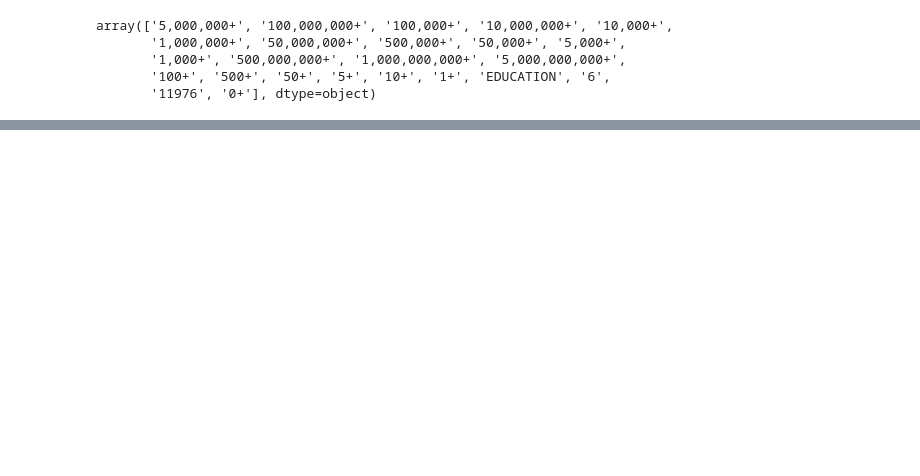
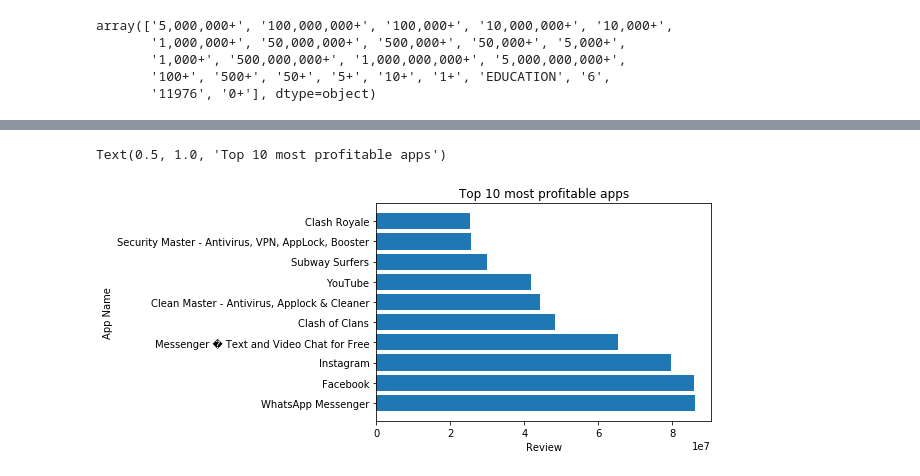
Before and after one commit to Anastasiya-Melnikova/netology_pyda, a Jupyter notebook: 14. Библиотека Matplotlib & Seaborn. Визуализация данных/visualization_data_hw.ipynb, the cells around one changed output, grey strips where cells are left out. Cells and saved outputs as stored; diff of their text form; code cells hidden in the pictures; blank space fills up the shorter version.

Commit message:
visualization data

```diff
--- a/14. Библиотека Matplotlib & Seaborn. Визуализация данных/visualization_data_hw.ipynb
+++ b/14. Библиотека Matplotlib & Seaborn. Визуализация данных/visualization_data_hw.ipynb
@@ -43,5 +39,3 @@ df_app = df_app.drop(np.where(df_app['Rating'] == 'GAME_STRATEGY')[0])
 df_app['Installs'] = df_app['Installs'].str.replace('+', '')
 df_app['Installs'] = df_app['Installs'].str.replace(',', '')
 df_app['Installs'] = df_app.Installs.astype('int64')
-# %%
-df_app['Cost'] = df_app['Price'].apply(lambda x: 'Бесплатное' if x == '0' else 'Платное')
@@ -68,9 +42,5 @@ memory usage: 3.2+ MB
 # %%
-# try:
-#     df_app['Rating'] = df_app.Rating.astype('float64')
-# except:
-#     df_app['Rating'] = 4
-df_app['Rating'] = df_app.Rating.astype('float64')
+df_app['Rating'] = df_app[~df_app['Rating'].isin(['GAME_STRATEGY', 'NEWS_AND_MAGAZINES'])][['Rating']].astype('float64')
 df_app.loc[(df_app['Rating'] < 2.5), 'Rating_class'] = 'Низкий'
 df_app.loc[((df_app['Rating'] >= 2.5) & (df_app['Rating'] < 4)), 'Rating_class'] = 'Средний'
 df_app.loc[(df_app['Rating'] >= 4), 'Rating_class'] = 'Высокий'
@@ -79,3 +47,5 @@ ValueError: could not convert string to float: 'GAME_STRATEGY'
+# %%
+df_app.loc[pd.isnull(df_app['Rating_class']), 'Rating_class'] = 'Средний'
 # %%
 df_app.head()
 # %% [output]
@@ -87,0 +58,4 @@ df_app.head()
+# %%
+# топ-10 по доходности
+df_app_bar = df_app.sort_values('Reviews', ascending = False).head(10)
+df_app_bar
@@ -87,0 +74,8 @@ df_app.head()
+# %%
+plt.barh(df_app_bar['App Name'], df_app_bar['Reviews'])
+plt.xlabel('Review')
+plt.ylabel('App Name')
+plt.title('Top 10 most profitable apps')
+# %% [output]
+Text(0.5, 1.0, 'Top 10 most profitable apps')
+[figure, added]
```
Also changed, not shown: parts of 17 cells of this notebook.
